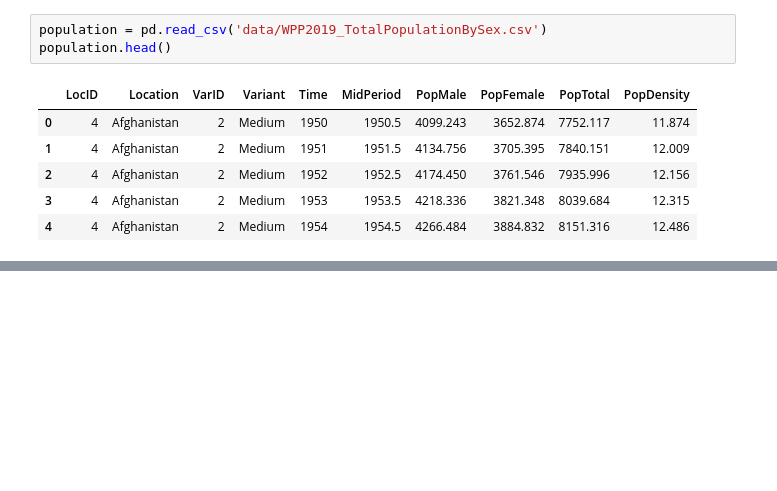
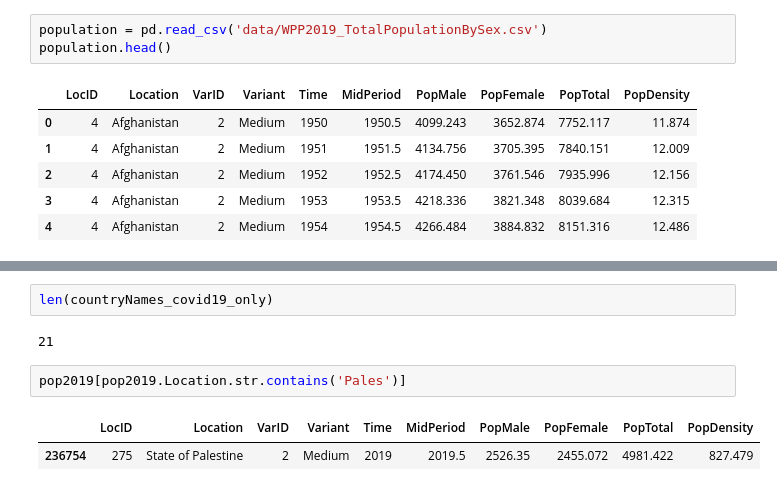
Before and after one commit to nnworkspace/covid19-insight, a Jupyter notebook: covid19-insight.ipynb, the cells around one changed output, grey strips where cells are left out. Cells and saved outputs as stored; diff of their text form; blank space fills up the shorter version.

```diff
--- a/covid19-insight.ipynb
+++ b/covid19-insight.ipynb
@@ -309,0 +338,9 @@ population.head()
+# %%
+len(countryNames_covid19_only)
+# %% [output]
+21
+# %%
+pop2019[pop2019.Location.str.contains('Pales')]
+# %% [output]
+|  | LocID | Location | VarID | Variant | Time | MidPeriod | PopMale | PopFemale | PopTotal | PopDensity |
+| 236754 | 275 | State of Palestine | 2 | Medium | 2019 | 2019.5 | 2526.35 | 2455.072 | 4981.422 | 827.479 |
```
Also changed, not shown: parts of 15 cells of this notebook.
